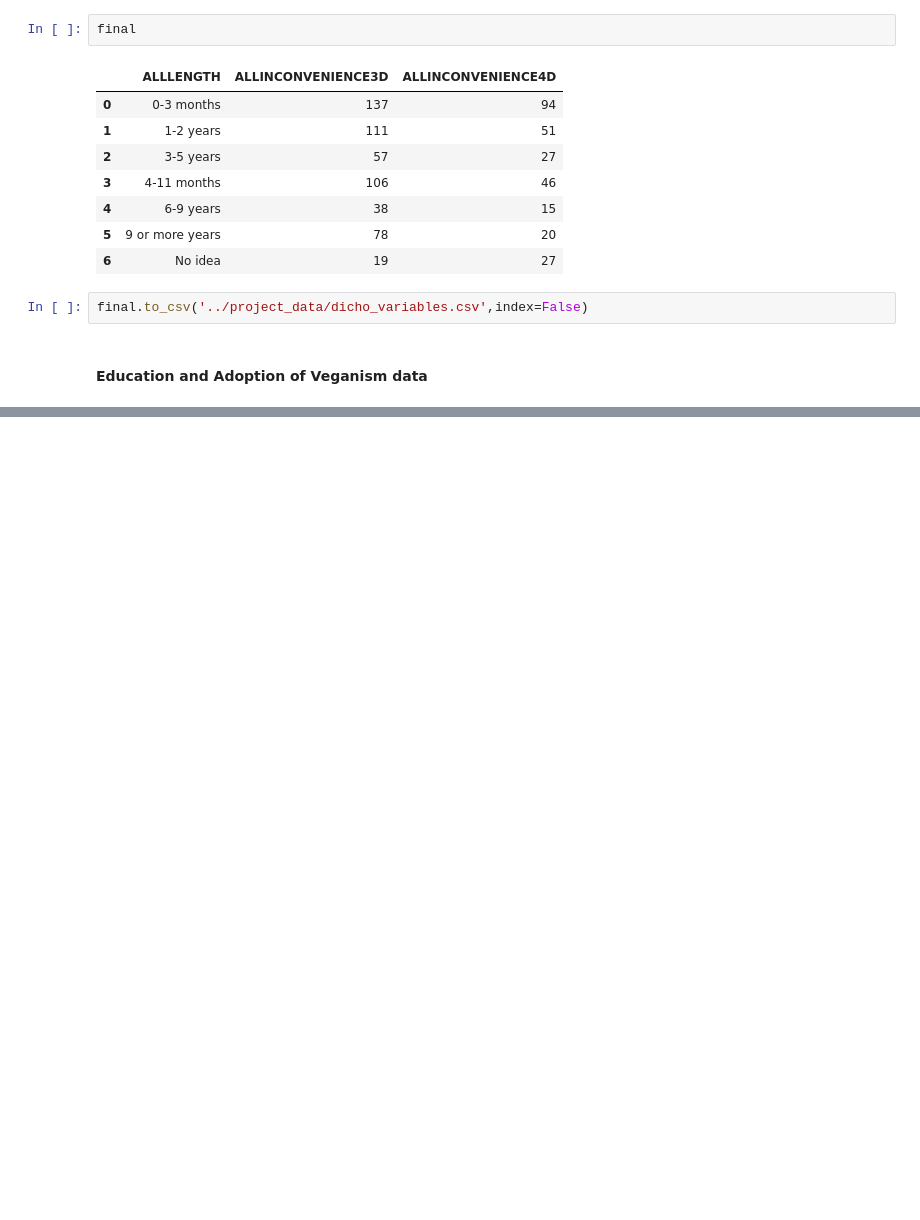
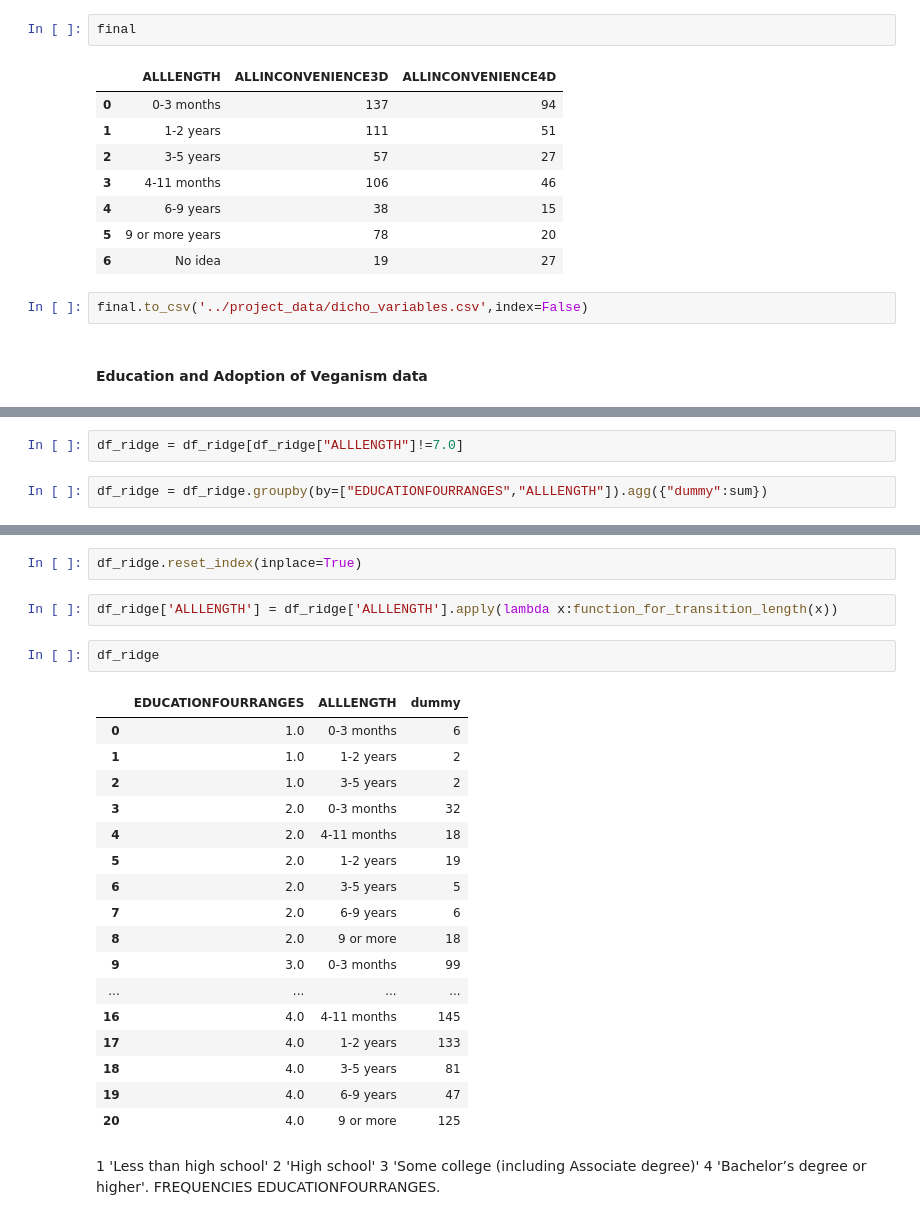
Before and after one commit to krips2398/vegan-planet, a Jupyter notebook: data_transformation/Data Transformation.ipynb, the cells around one changed output, grey strips where cells are left out. Saved outputs shown, nothing was run; the diff lists cells and outputs as text; blank space fills up the shorter version.

```diff
--- a/data_transformation/Data Transformation.ipynb
+++ b/data_transformation/Data Transformation.ipynb
@@ -624,0 +677,4 @@ final.to_csv('../project_data/dicho_variables.csv',index=False)
+# %%
+df_ridge = df_ridge[df_ridge["ALLLENGTH"]!=7.0]
+# %%
+df_ridge = df_ridge.groupby(by=["EDUCATIONFOURRANGES","ALLLENGTH"]).agg({"dummy":sum})
@@ -624,0 +702,27 @@ final.to_csv('../project_data/dicho_variables.csv',index=False)
+# %%
+df_ridge.reset_index(inplace=True)
+# %%
+df_ridge['ALLLENGTH'] = df_ridge['ALLLENGTH'].apply(lambda x:function_for_transition_length(x))
+# %%
+df_ridge
+# %% [output]
+|  | EDUCATIONFOURRANGES | ALLLENGTH | dummy |
+| 0 | 1.0 | 0-3 months | 6 |
+| 1 | 1.0 | 1-2 years | 2 |
+| 2 | 1.0 | 3-5 years | 2 |
+| 3 | 2.0 | 0-3 months | 32 |
+| 4 | 2.0 | 4-11 months | 18 |
+| 5 | 2.0 | 1-2 years | 19 |
+| 6 | 2.0 | 3-5 years | 5 |
+| 7 | 2.0 | 6-9 years | 6 |
+| 8 | 2.0 | 9 or more | 18 |
+| 9 | 3.0 | 0-3 months | 99 |
+| ... | ... | ... | ... |
+| 16 | 4.0 | 4-11 months | 145 |
+| 17 | 4.0 | 1-2 years | 133 |
+| 18 | 4.0 | 3-5 years | 81 |
+| 19 | 4.0 | 6-9 years | 47 |
+| 20 | 4.0 | 9 or more | 125 |
+# %% [markdown]
+1 'Less than high school' 2 'High school' 3 'Some college (including Associate degree)' 4 'Bachelor’s degree or higher'.
+FREQUENCIES EDUCATIONFOURRANGES.
```
Also changed, not shown: parts of 12 cells of this notebook, 21 other files.
